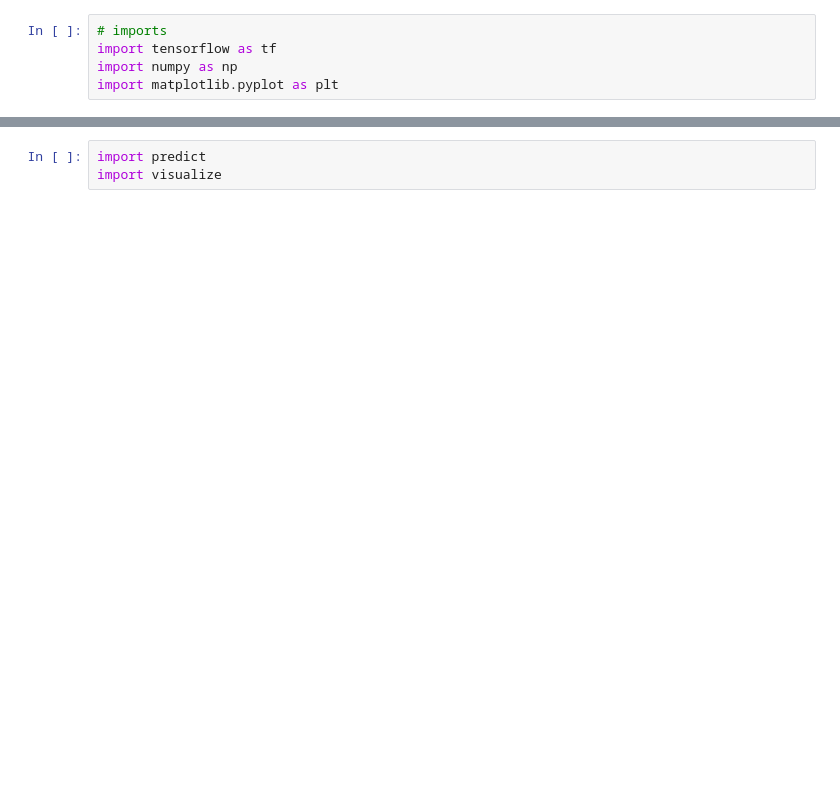
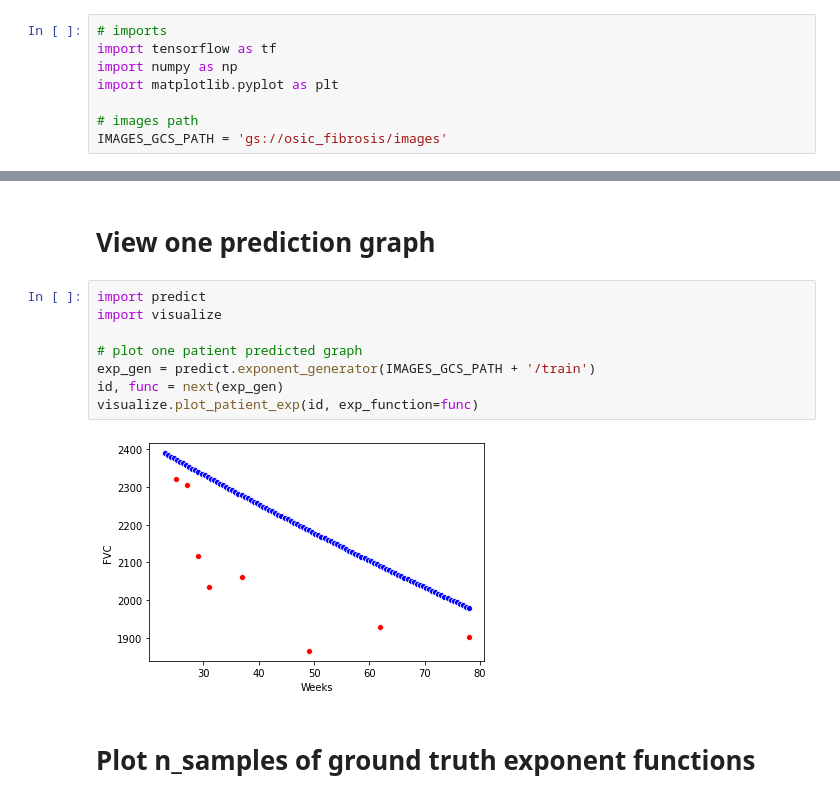
Before and after one commit to omerhac/osic-fibrosis, a Jupyter notebook: exponent_functions_eda.ipynb, the cells around one changed output, grey strips where cells are left out. Cells and saved outputs as stored; diff of their text form; blank space fills up the shorter version.

```diff
--- a/exponent_functions_eda.ipynb
+++ b/exponent_functions_eda.ipynb
@@ -5,6 +5,9 @@
 import tensorflow as tf
 import numpy as np
 import matplotlib.pyplot as plt
+
+# images path
+IMAGES_GCS_PATH = 'gs://osic_fibrosis/images'
 # %%
 # clone and copy repository
 !git clone https://github.com/omerhac/osic-fibrosis.git
@@ -20,3 +23,14 @@ Resolving deltas: 100% (205/205), done.
-# %%
-import predict
-import visualize
+# %% [markdown]
+# View one prediction graph
+# %%
+import predict
+import visualize
+
+# plot one patient predicted graph
+exp_gen = predict.exponent_generator(IMAGES_GCS_PATH + '/train')
+id, func = next(exp_gen)
+visualize.plot_patient_exp(id, exp_function=func)
+# %% [output]
+[figure, added]
+# %% [markdown]
+# Plot n_samples of ground truth exponent functions
```
Also changed, not shown: parts of 5 cells of this notebook.
